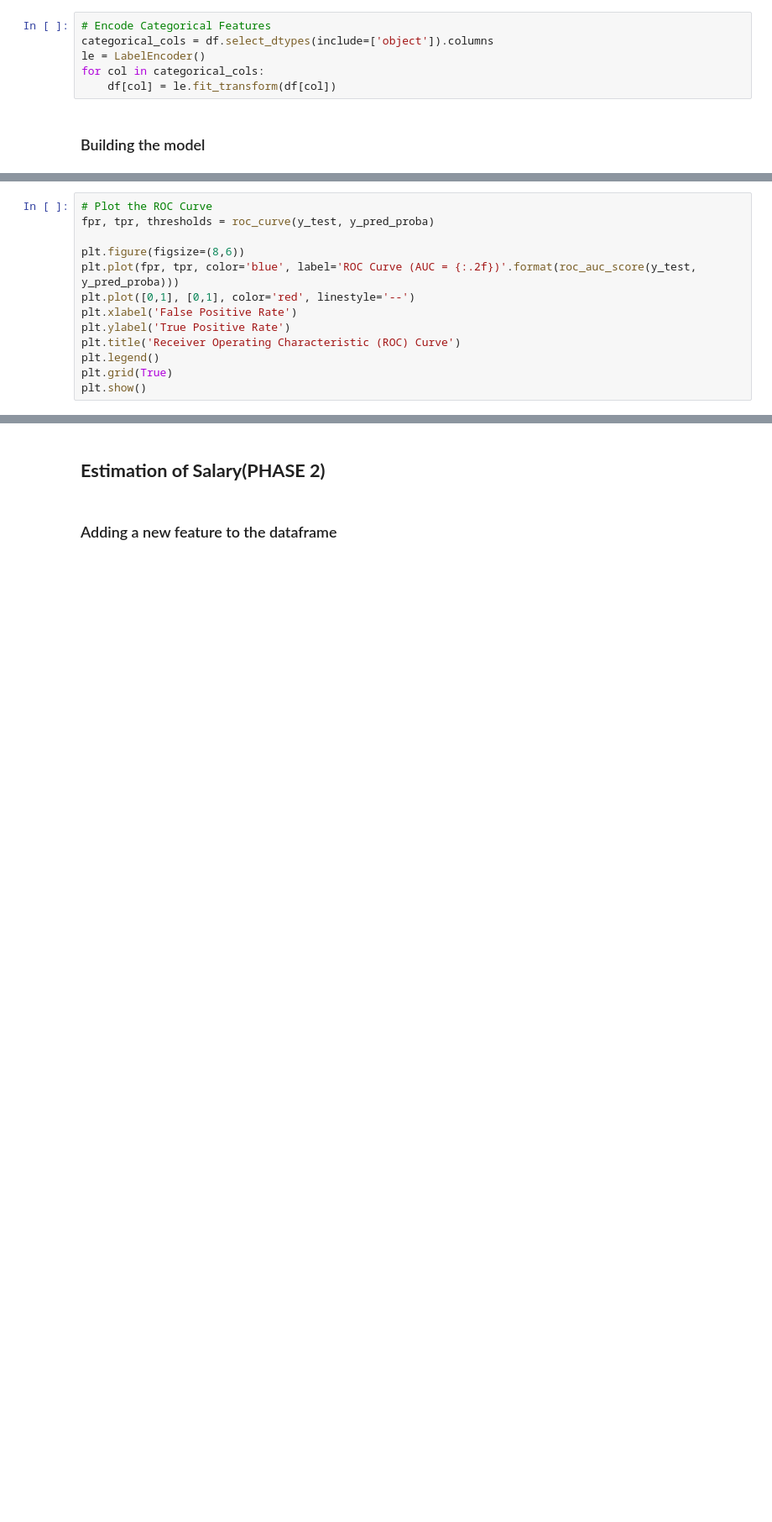
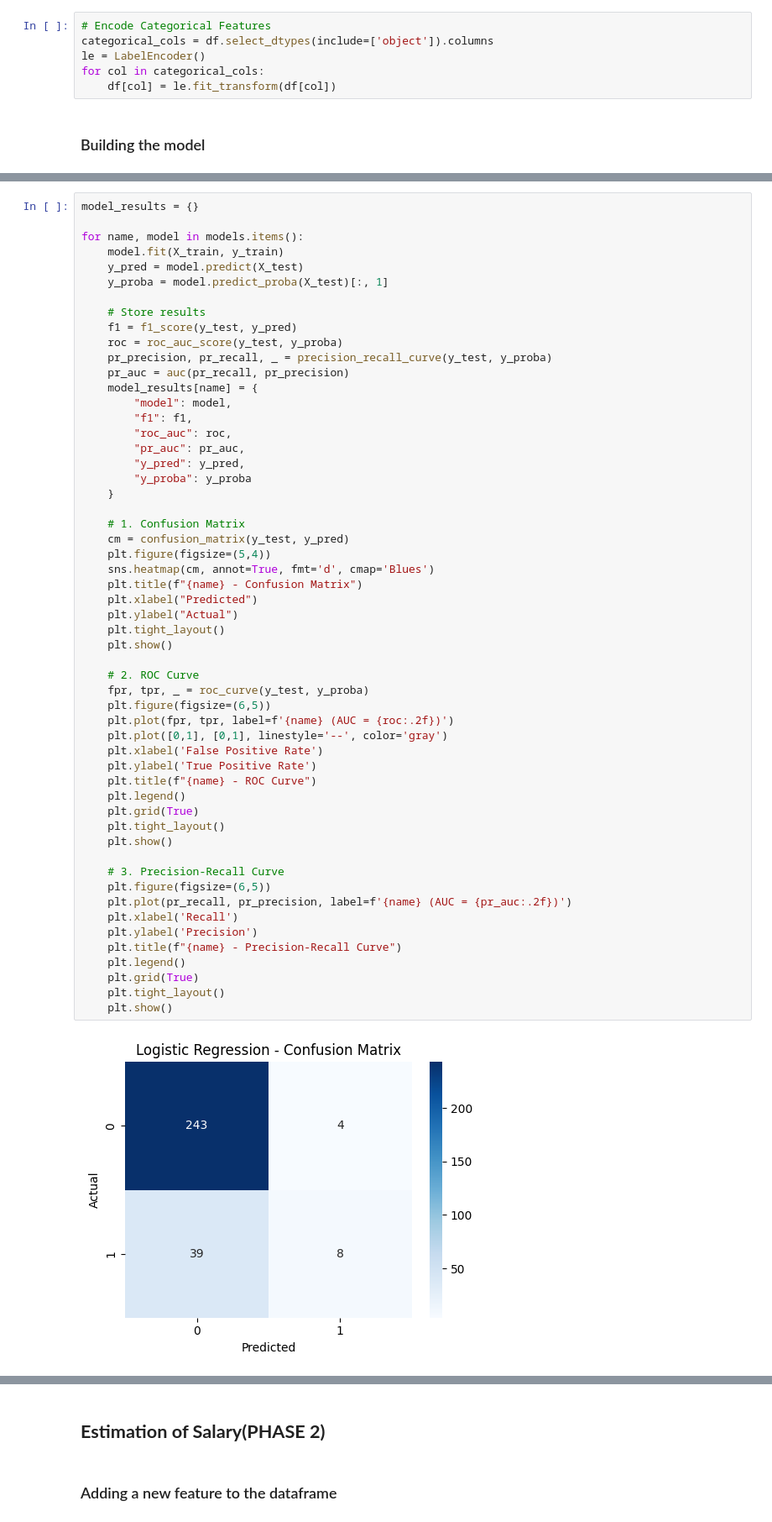
Before and after one commit to CrustyLox/salary-prediction, a Jupyter notebook: Salary.ipynb, the cells around one changed output, grey strips where cells are left out. Shown at 84% size. Cells and saved outputs as stored; diff of their text form; blank space fills up the shorter version.

Commit message:
company_loss_predictorv1

```diff
--- a/Salary.ipynb
+++ b/Salary.ipynb
@@ -264,13 +295,0 @@ AUC-ROC Score: 0.6994469582704876
-# %%
-# Plot the ROC Curve
-fpr, tpr, thresholds = roc_curve(y_test, y_pred_proba)
-
-plt.figure(figsize=(8,6))
-plt.plot(fpr, tpr, color='blue', label='ROC Curve (AUC = {:.2f})'.format(roc_auc_score(y_test, y_pred_proba)))
-plt.plot([0,1], [0,1], color='red', linestyle='--')
-plt.xlabel('False Positive Rate')
-plt.ylabel('True Positive Rate')
-plt.title('Receiver Operating Characteristic (ROC) Curve')
-plt.legend()
-plt.grid(True)
-plt.show()
@@ -278,0 +296,57 @@ plt.show()
+# %%
+model_results = {}
+
+for name, model in models.items():
+    model.fit(X_train, y_train)
+    y_pred = model.predict(X_test)
+    y_proba = model.predict_proba(X_test)[:, 1]
+
+    # Store results
+    f1 = f1_score(y_test, y_pred)
+    roc = roc_auc_score(y_test, y_proba)
+    pr_precision, pr_recall, _ = precision_recall_curve(y_test, y_proba)
+    pr_auc = auc(pr_recall, pr_precision)
+    model_results[name] = {
+        "model": model,
+        "f1": f1,
+        "roc_auc": roc,
+        "pr_auc": pr_auc,
+        "y_pred": y_pred,
+        "y_proba": y_proba
+    }
+
+    # 1. Confusion Matrix
+    cm = confusion_matrix(y_test, y_pred)
+    plt.figure(figsize=(5,4))
+    sns.heatmap(cm, annot=True, fmt='d', cmap='Blues')
+    plt.title(f"{name} - Confusion Matrix")
+    plt.xlabel("Predicted")
+    plt.ylabel("Actual")
+    plt.tight_layout()
+    plt.show()
+
+    # 2. ROC Curve
+    fpr, tpr, _ = roc_curve(y_test, y_proba)
+    plt.figure(figsize=(6,5))
+    plt.plot(fpr, tpr, label=f'{name} (AUC = {roc:.2f})')
+    plt.plot([0,1], [0,1], linestyle='--', color='gray')
+    plt.xlabel('False Positive Rate')
+    plt.ylabel('True Positive Rate')
+    plt.title(f"{name} - ROC Curve")
+    plt.legend()
+    plt.grid(True)
+    plt.tight_layout()
+    plt.show()
+
+    # 3. Precision-Recall Curve
+    plt.figure(figsize=(6,5))
+    plt.plot(pr_recall, pr_precision, label=f'{name} (AUC = {pr_auc:.2f})')
+    plt.xlabel('Recall')
+    plt.ylabel('Precision')
+    plt.title(f"{name} - Precision-Recall Curve")
+    plt.legend()
+    plt.grid(True)
+    plt.tight_layout()
+    plt.show()
+# %% [output]
+[figure, added]
```
Also changed, not shown: parts of 18 cells of this notebook.
